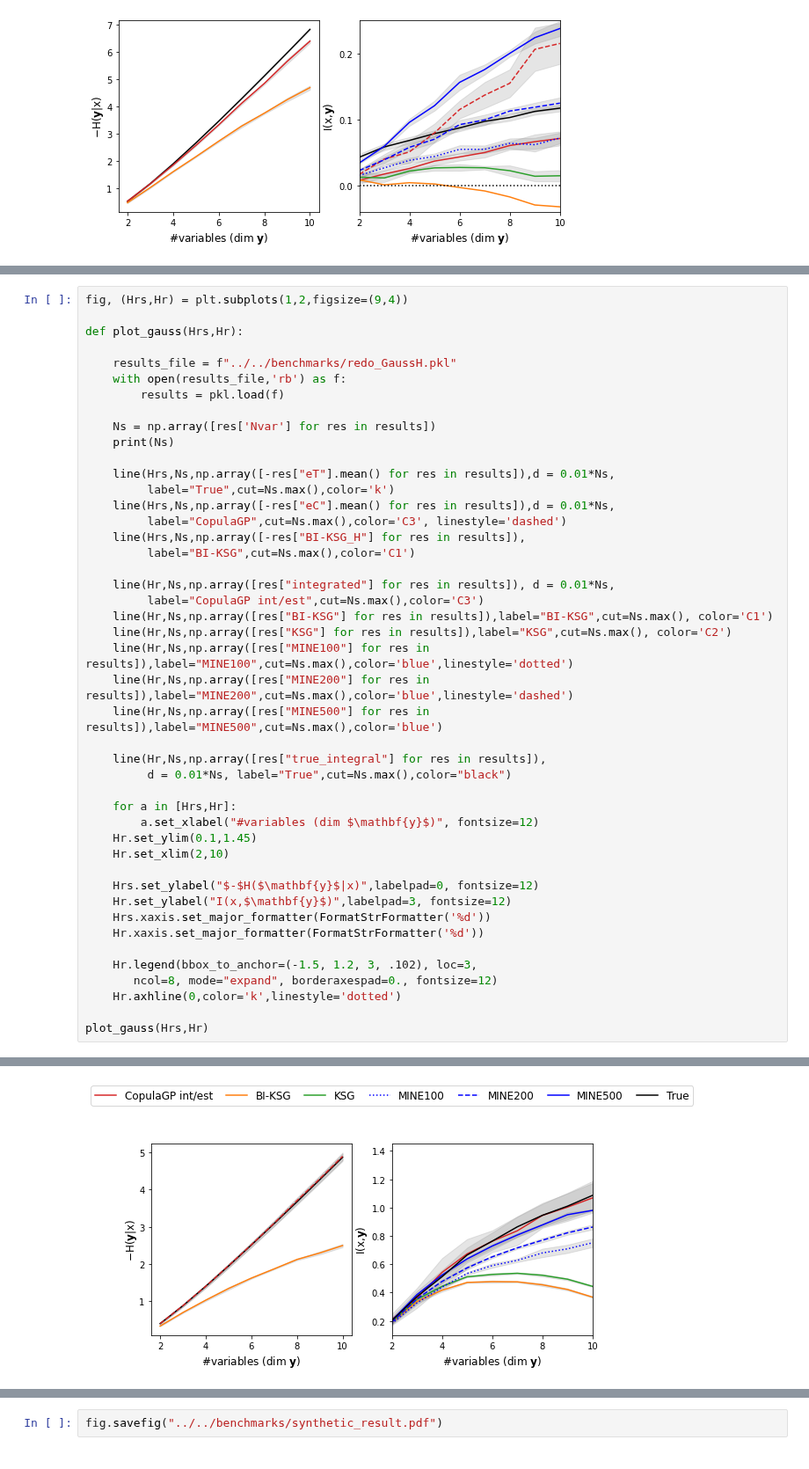
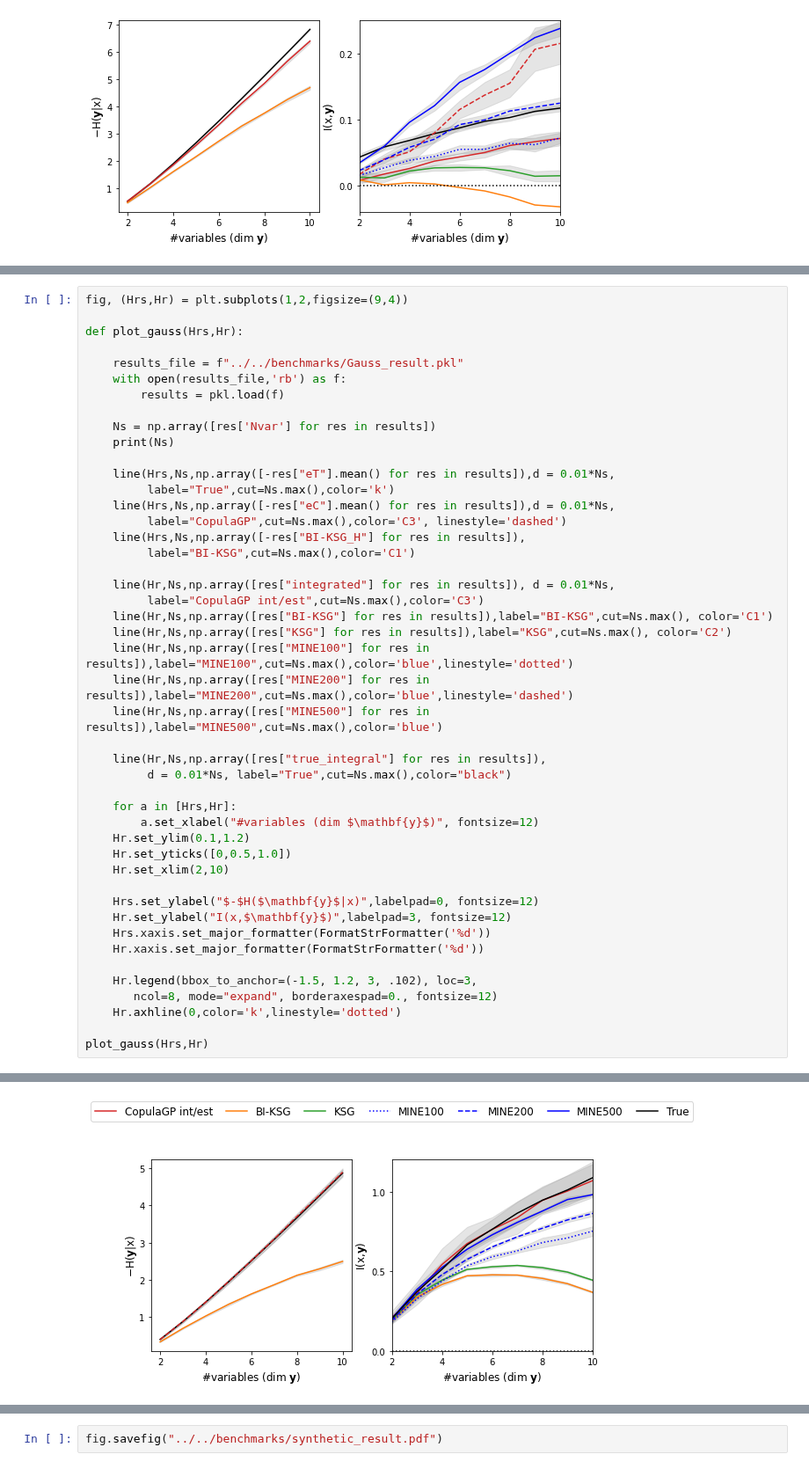
Before and after one commit to NinelK/CopulaGP, a Jupyter notebook: notebooks/paper_figs/Fig4.ipynb, the cells around one changed output, grey strips where cells are left out. Shown at 88% size. Cells and saved outputs as stored; diff of their text form.

```diff
--- a/notebooks/paper_figs/Fig4.ipynb
+++ b/notebooks/paper_figs/Fig4.ipynb
@@ -168,7 +159,7 @@ fig, (Hrs,Hr) = plt.subplots(1,2,figsize=(9,4))
 
 def plot_gauss(Hrs,Hr):
 
-    results_file = f"../../benchmarks/redo_GaussH.pkl"
+    results_file = f"../../benchmarks/Gauss_result.pkl"
     with open(results_file,'rb') as f:
         results = pkl.load(f)
 
@@ -184,33 +175,34 @@ def plot_gauss(Hrs,Hr):
 
     line(Hr,Ns,np.array([res["integrated"] for res in results]), d = 0.01*Ns,
          label="CopulaGP int/est",cut=Ns.max(),color='C3')
     line(Hr,Ns,np.array([res["BI-KSG"] for res in results]),label="BI-KSG",cut=Ns.max(), color='C1')
     line(Hr,Ns,np.array([res["KSG"] for res in results]),label="KSG",cut=Ns.max(), color='C2')
     line(Hr,Ns,np.array([res["MINE100"] for res in results]),label="MINE100",cut=Ns.max(),color='blue',linestyle='dotted')
     line(Hr,Ns,np.array([res["MINE200"] for res in results]),label="MINE200",cut=Ns.max(),color='blue',linestyle='dashed')
     line(Hr,Ns,np.array([res["MINE500"] for res in results]),label="MINE500",cut=Ns.max(),color='blue')
 
     line(Hr,Ns,np.array([res["true_integral"] for res in results]),
          d = 0.01*Ns, label="True",cut=Ns.max(),color="black")
 
     for a in [Hrs,Hr]:
         a.set_xlabel("#variables (dim $\mathbf{y}$)", fontsize=12)
-    Hr.set_ylim(0.1,1.45)
+    Hr.set_ylim(0.1,1.2)
+    Hr.set_yticks([0,0.5,1.0])
     Hr.set_xlim(2,10)
 
     Hrs.set_ylabel("$-$H($\mathbf{y}$|x)",labelpad=0, fontsize=12)
     Hr.set_ylabel("I(x,$\mathbf{y}$)",labelpad=3, fontsize=12)
     Hrs.xaxis.set_major_formatter(FormatStrFormatter('%d'))
     Hr.xaxis.set_major_formatter(FormatStrFormatter('%d'))
 
     Hr.legend(bbox_to_anchor=(-1.5, 1.2, 3, .102), loc=3,
        ncol=8, mode="expand", borderaxespad=0., fontsize=12)
     Hr.axhline(0,color='k',linestyle='dotted')
 
 plot_gauss(Hrs,Hr)
 # %% [output]
 [10 10 10  9  9  9  8  8  8  7  7  7  6  6  6  5  5  5  4  4  4  3  3  3
   2  2  2 10 10 10  9  9  9  8  8  8  7  7  7  6  6  6  5  5  5  4  4  4
   3  3  3  2  2  2]
-[figure, old version]
+[figure, new version]
 # %%
```
Also changed, not shown: parts of 5 cells of this notebook, 17 other files.
